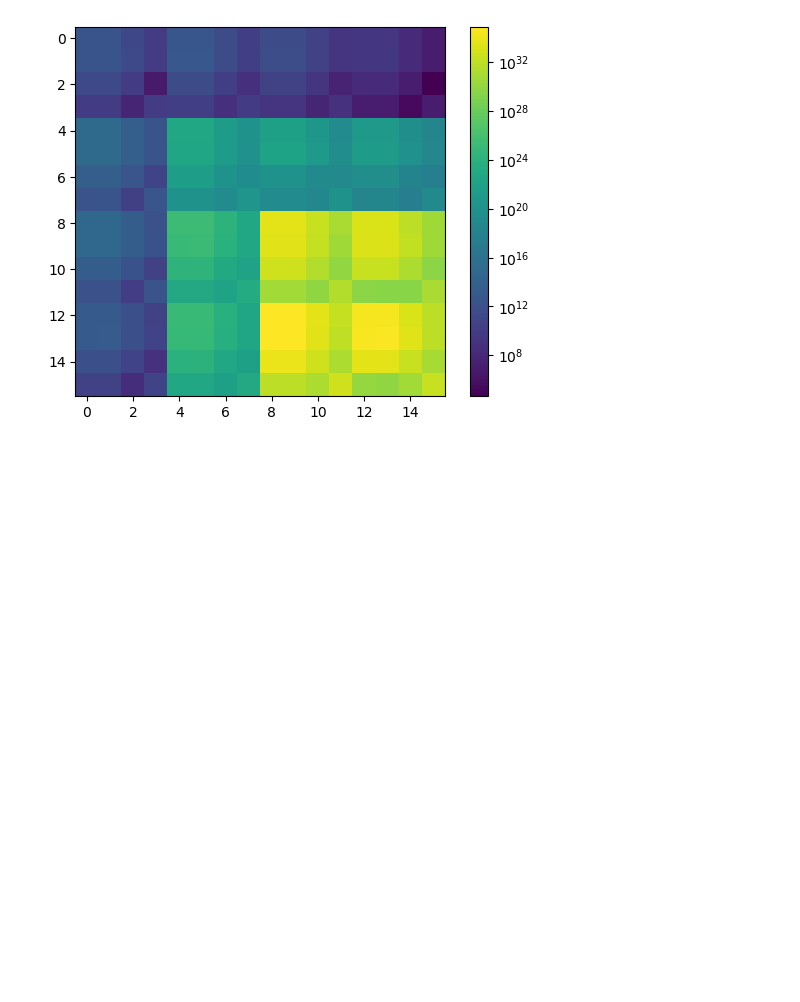
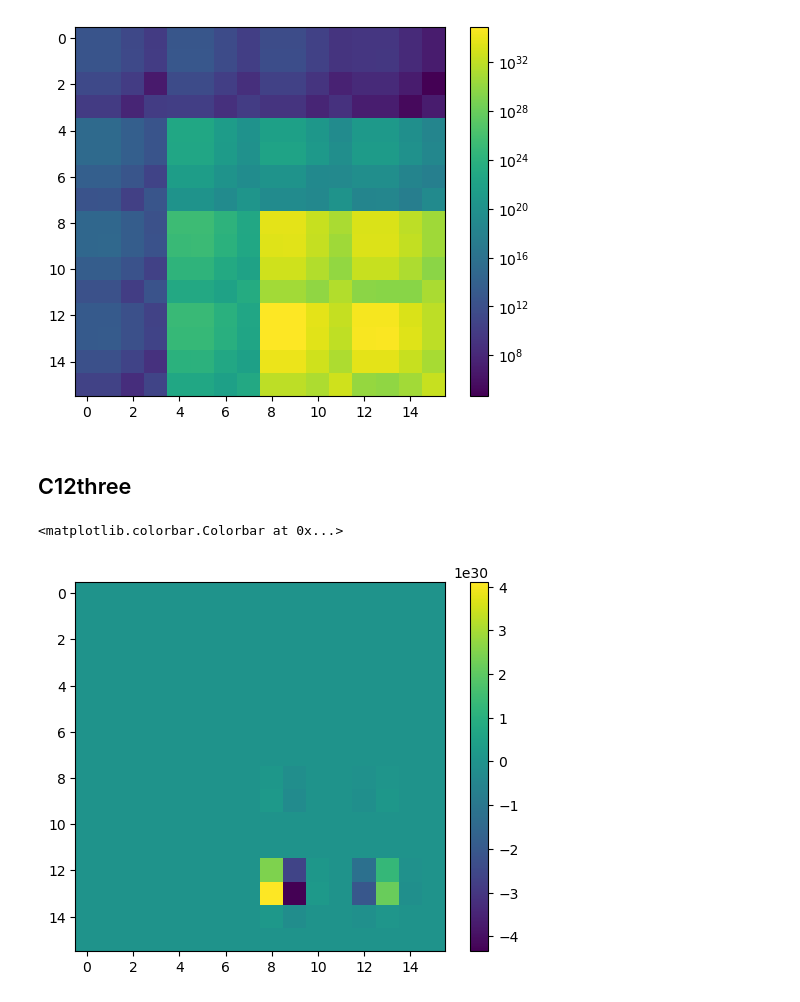
Before and after one commit to ma2this510/H2-_Dirac, a Jupyter notebook: test.ipynb, the cells around one changed output. Cells and saved outputs as stored; diff of their text form; code cells hidden in the pictures; blank space fills up the shorter version.

```diff
--- a/test.ipynb
+++ b/test.ipynb
@@ -121,3 +121,12 @@ plt.colorbar()
 # %% [output]
 <matplotlib.colorbar.Colorbar at 0x...>
 [figure]
+# %% [markdown]
+## C12three
+# %%
+C12three = pd.read_csv('./C12three.csv', header=None)
+plt.imshow(C12three)
+plt.colorbar()
+# %% [output]
+<matplotlib.colorbar.Colorbar at 0x...>
+[figure, added]
```
Also changed, not shown: parts of 1 cell of this notebook, 2 other files.
